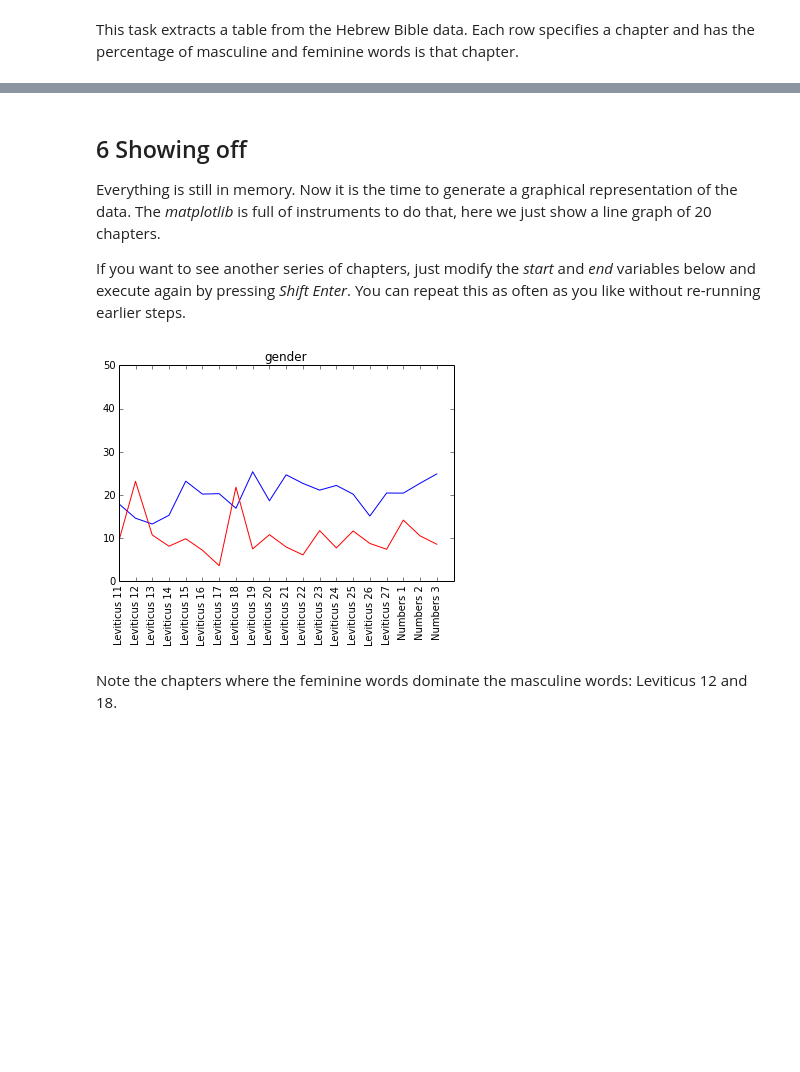
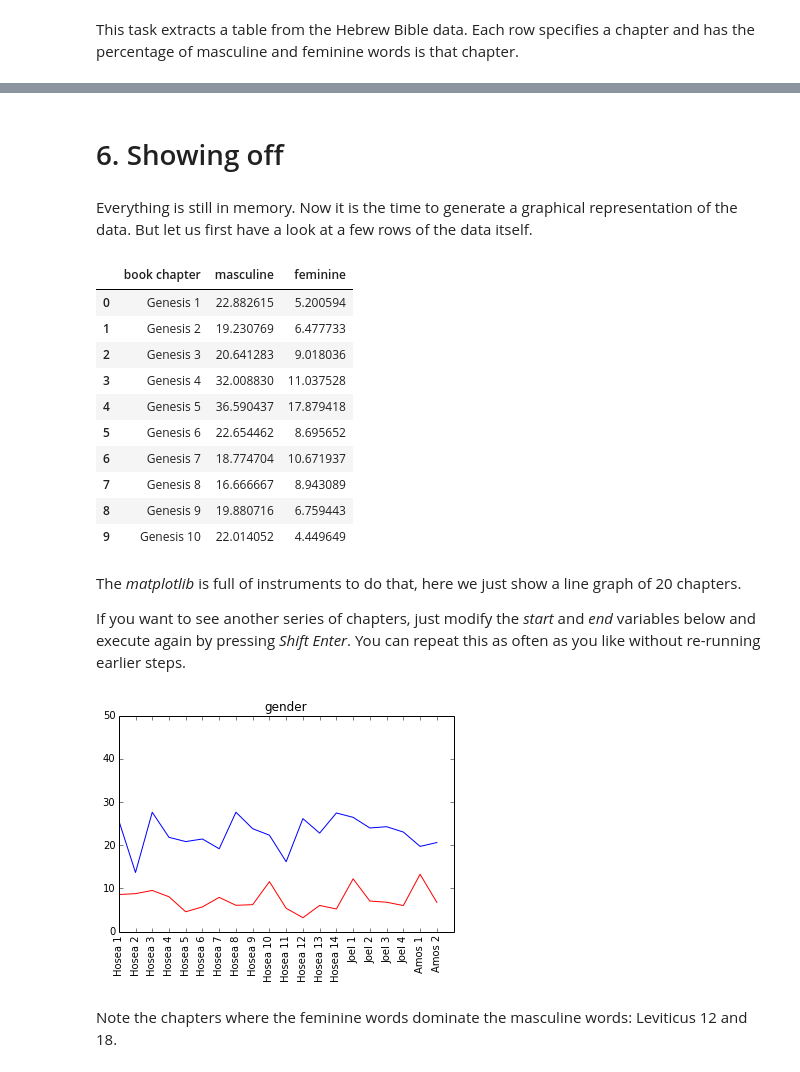
Before and after one commit to dirkroorda/laf-fabric, a Jupyter notebook: notebooks/gender.ipynb, the cells around one changed output, grey strips where cells are left out. Drawn from its saved outputs; the diff is of its cells as text; code cells hidden in the pictures; blank space fills up the shorter version.

```diff
--- a/notebooks/gender.ipynb
+++ b/notebooks/gender.ipynb
@@ -128,3 +131,4 @@ cur_chapter = None
 ch = []
 m = []
 f = []
+table = open("table.tsv", "w")
@@ -152,7 +156,10 @@ for node in NN():
             ch.append(cur_chapter)
             m.append(masc)
             f.append(fem)
+            table.write("{},{},{}\n".format(cur_chapter, masc, fem))
+        else:
+            table.write("{},{},{}\n".format('book chapter', 'masculine', 'feminine'))
         this_chapter = "{} {}".format(F.shebanq_sft_book.v(node), F.shebanq_sft_chapter.v(node))
-#        sys.stderr.write("\r{:<15}".format(this_chapter))
+        sys.stderr.write("\r{:<15}".format(this_chapter))
         stats = [0, 0, 0]
         cur_chapter = this_chapter
@@ -174,0 +185,5 @@ total 200
+# %% [markdown]
+# 6. Showing off
+# %% [markdown]
+Everything is still in memory. Now it is the time to generate a graphical representation of the data.
+But let us first have a look at a few rows of the data itself.
@@ -174,0 +196,14 @@ total 200
+# %%
+df.head(10)
+# %% [output]
+|  | book chapter | masculine | feminine |
+| 0 | Genesis 1 | 22.882615 | 5.200594 |
+| 1 | Genesis 2 | 19.230769 | 6.477733 |
+| 2 | Genesis 3 | 20.641283 | 9.018036 |
+| 3 | Genesis 4 | 32.008830 | 11.037528 |
+| 4 | Genesis 5 | 36.590437 | 17.879418 |
+| 5 | Genesis 6 | 22.654462 | 8.695652 |
+| 6 | Genesis 7 | 18.774704 | 10.671937 |
+| 7 | Genesis 8 | 16.666667 | 8.943089 |
+| 8 | Genesis 9 | 19.880716 | 6.759443 |
+| 9 | Genesis 10 | 22.014052 | 4.449649 |
@@ -175,22 +212,19 @@ total 200
 # %% [markdown]
-## 6 Showing off
-
-Everything is still in memory. Now it is the time to generate a graphical representation of the data.
 The *matplotlib* is full of instruments to do that, here we just show a line graph of 20 chapters.
 
 If you want to see another series of chapters, just modify the *start* and *end* variables below and execute again by pressing *Shift Enter*. You can repeat this as often as you like without re-running earlier steps.
 # %%
 x = range(len(ch))
-start = 100
-end = 120
+start = 500
+end = 520
 fig = plt.figure()
 plt.plot(x[start:end], m[start:end], 'b-', x[start:end], f[start:end], 'r-')
 plt.axis([start, end, 0, 50])
 plt.xticks(x[start:end], ch[start:end], rotation='vertical')
 plt.margins(0.2)
 plt.subplots_adjust(bottom=0.15);
 plt.title('gender');
 # %% [output]
-[figure, old version]
+[figure, new version]
 # %% [markdown]
 Note the chapters where the feminine words dominate the masculine words: Leviticus 12 and 18.
```
Also changed, not shown: parts of 23 cells of this notebook, 9 other files.
